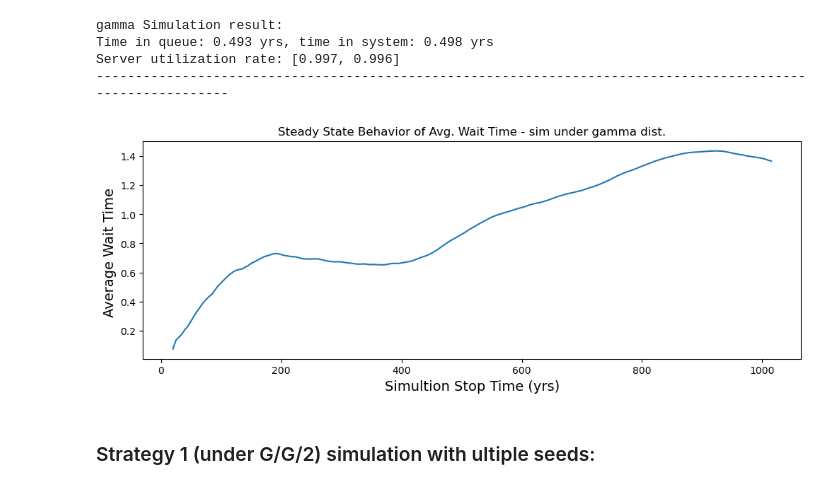
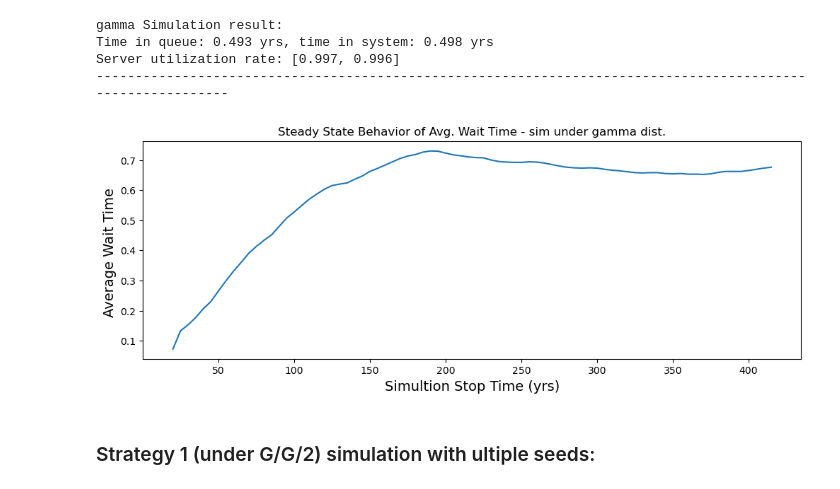
Before and after one commit to ForWardoves/8415_Service, a Jupyter notebook: Case_4/8415_case_4.ipynb, the cells around one changed output. Saved outputs shown, nothing was run; the diff lists cells and outputs as text; code cells hidden in the pictures.

```diff
--- a/Case_4/8415_case_4.ipynb
+++ b/Case_4/8415_case_4.ipynb
@@ -149,7 +149,7 @@ class queue:
         self.sim = Q
         self.sim_type = 'gamma'
 
-    def get_sim_record(self, stop_criteria: str = 'customer', stop_count: int = 100000):
+    def get_sim_record(self, stop_criteria: str = 'customer', stop_count: int = 100000, show_bar: bool = True):
         '''
         Run `self.sim` for one time and generate event records `self.sim_record`.
         \n==INPUT==
@@ -162,9 +162,9 @@ class queue:
         '''
         # Run simulation:
         if stop_criteria == 'customer':
-            self.sim.simulate_until_max_customers(stop_count, progress_bar=True)
+            self.sim.simulate_until_max_customers(stop_count, progress_bar=show_bar)
         elif stop_criteria == 'time':
-            self.sim.simulate_until_max_time(stop_count, progress_bar=True)
+            self.sim.simulate_until_max_time(stop_count, progress_bar=show_bar)
         else:
             raise ValueError('Stop criteria must be either "customer" or "time". ')
         # Fetch simulation records
@@ -271,13 +271,13 @@ class queue:
                 self.discrete_sim_gamma(seed=s)
             else:
                 raise ValueError(f'{sim_mode} not currently supported. Must be exponential or gamma. ')
-            self.get_sim_record(stop_criteria, stop_count)
+            self.get_sim_record(stop_criteria, stop_count, show_bar=False)
             self.get_sim_params()
             sys_time = self.sim_w
             que_time = self.sim_wq
             utilization = self.sim_util_rate
             wip_data[s] = {'system_time': sys_time, 'queue_time': que_time, 'utilization': utilization}
-            clear_output()
+            #clear_output()
         self.multi_seed_result = pd.DataFrame(wip_data).T
 
         return self.multi_seed_result
@@ -444,9 +444,9 @@ Server utilization rate: [0.997, 0.996]
 ------------------------------------------------------------------------------------------------------------
 # %%
 stg1_r.discrete_sim_gamma(0)
-stg1_r.get_steady_state(20, 5, 200)
+stg1_r.get_steady_state(20, 5, 80)
 # %% [output]
-[figure, old version]
+[figure, new version]
 # %% [markdown]
 ### Strategy 1 (under G/G/2) simulation with ultiple seeds:
 # %%
```
Also changed, not shown: parts of 6 cells of this notebook.
